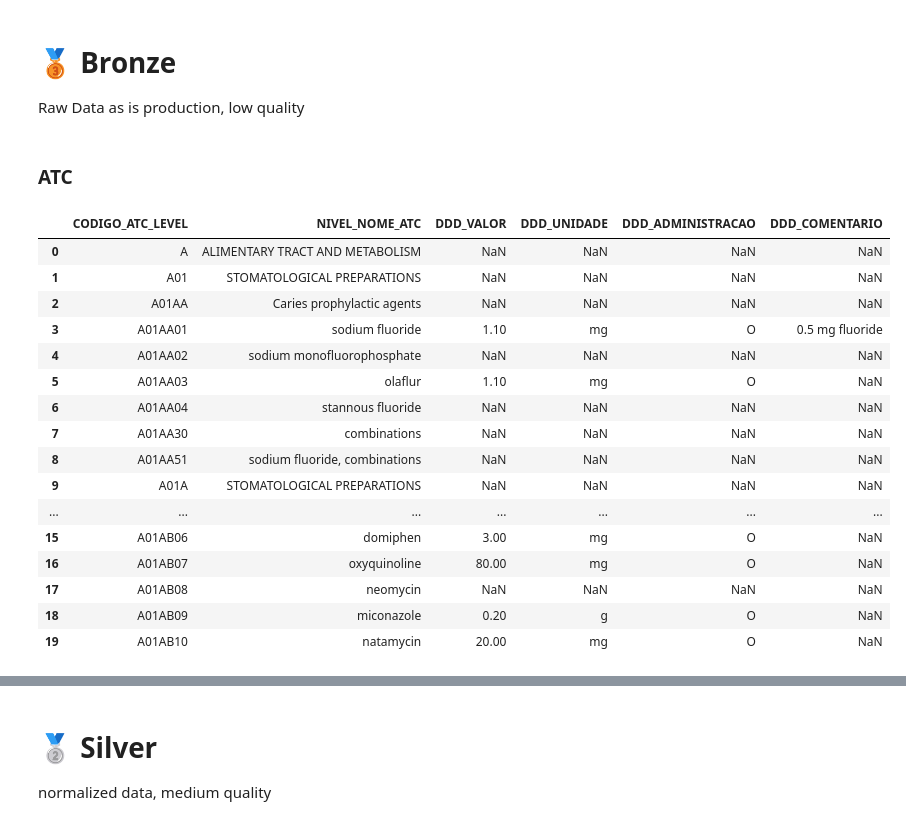
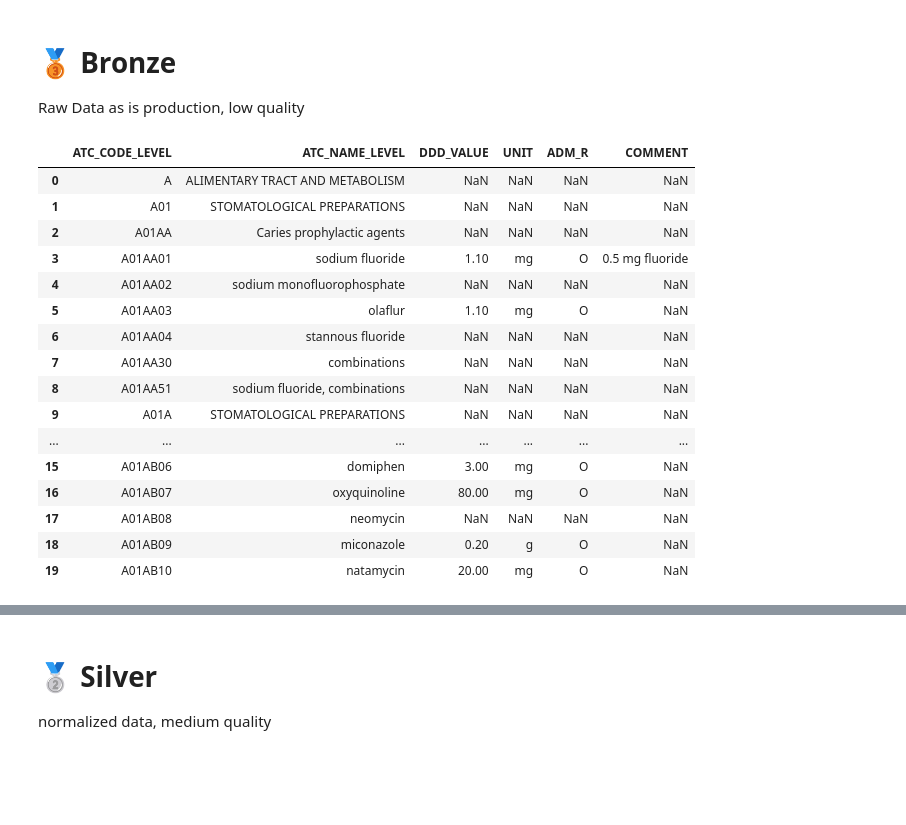
Before and after one commit to mlab-inf-ufrgs/vigimed, a Jupyter notebook: src/medicamentos/elt_dim_atc.ipynb, the cells around one changed output, grey strips where cells are left out. Saved outputs shown, nothing was run; the diff lists cells and outputs as text; code cells hidden in the pictures; blank space fills up the shorter version.

```diff
--- a/src/medicamentos/elt_dim_atc.ipynb
+++ b/src/medicamentos/elt_dim_atc.ipynb
@@ -15,24 +15,22 @@ project_root = get_project_root()
 
 Raw Data
 as is production, low quality
-# %% [markdown]
-### ATC
 # %%
-bronze_atc = pd.read_excel(Path(project_root) / "data/01_bronze/atc/2025 ATC index with DDDs_english.xlsx")
+bronze = pd.read_excel(Path(project_root) / "data/01_bronze/atc/2025 ATC index with DDDs_english.xlsx")
 renomear = {
-    "ATC code": "CODIGO_ATC_LEVEL",
-    "ATC level name": "NIVEL_NOME_ATC",
-    "DDD": "DDD_VALOR",
-    "Unit": "DDD_UNIDADE",
-    "Adm.R": "DDD_ADMINISTRACAO",
-    "Comment": "DDD_COMENTARIO",
+    "ATC code": "ATC_CODE_LEVEL",
+    "ATC level name": "ATC_NAME_LEVEL",
+    "DDD": "DDD_VALUE",
+    "Unit": "UNIT",
+    "Adm.R": "ADM_R",
+    "Comment": "COMMENT",
 }
 
-bronze_atc = bronze_atc.rename(columns=renomear)
+bronze = bronze.rename(columns=renomear)
 # %%
-bronze_atc.head(20)
+bronze.head(20)
 # %% [output]
-|  | CODIGO_ATC_LEVEL | NIVEL_NOME_ATC | DDD_VALOR | DDD_UNIDADE | DDD_ADMINISTRACAO | DDD_COMENTARIO |
+|  | ATC_CODE_LEVEL | ATC_NAME_LEVEL | DDD_VALUE | UNIT | ADM_R | COMMENT |
 | 0 | A | ALIMENTARY TRACT AND METABOLISM | NaN | NaN | NaN | NaN |
 | 1 | A01 | STOMATOLOGICAL PREPARATIONS | NaN | NaN | NaN | NaN |
 | 2 | A01AA | Caries prophylactic agents | NaN | NaN | NaN | NaN |
```
Also changed, not shown: parts of 34 cells of this notebook, 22 other files.
